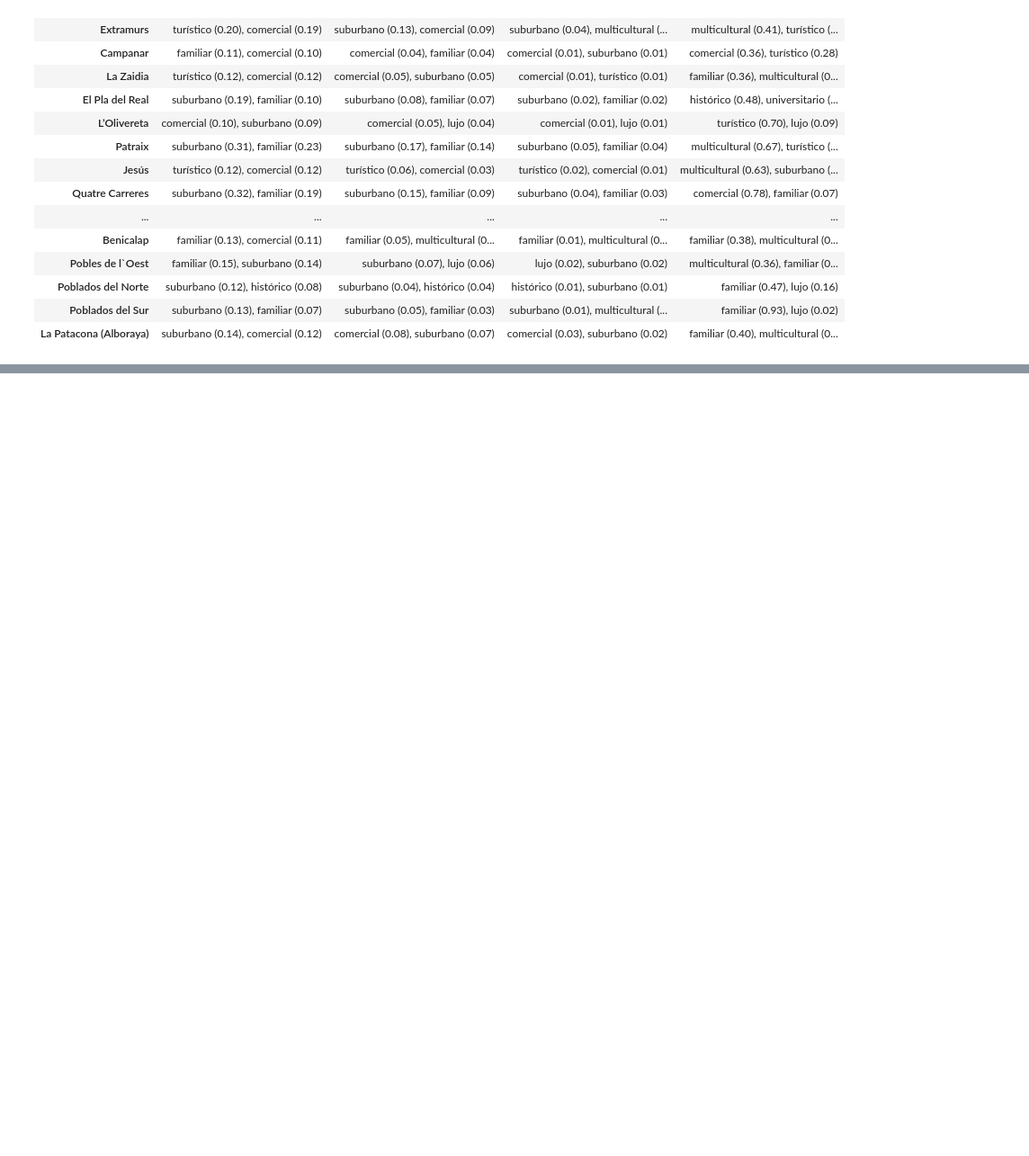
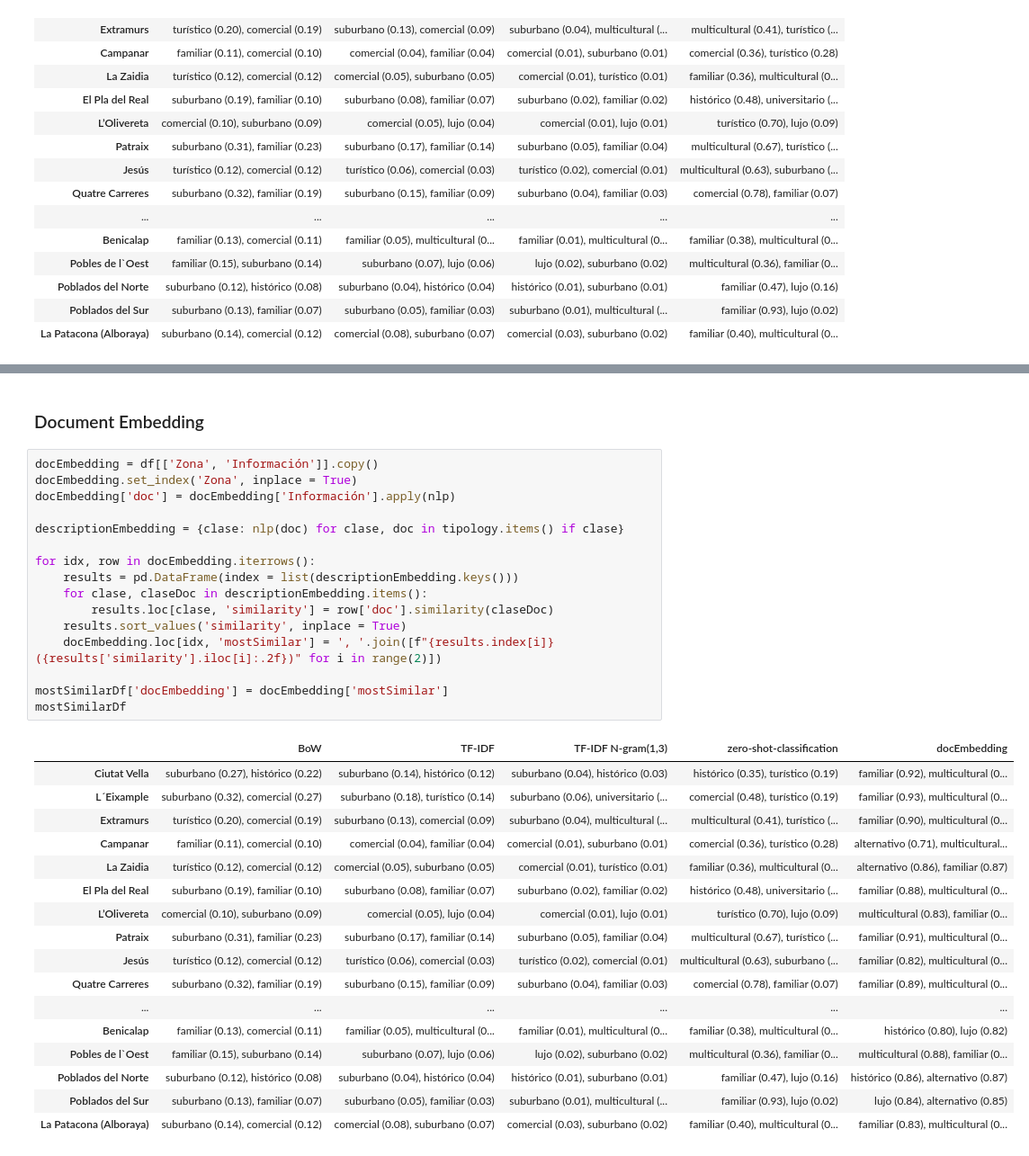
Before and after one commit to esedesam/mcd-nlp-proyecto, a Jupyter notebook: clasificarBarrios.ipynb, the cells around one changed output, grey strips where cells are left out. Shown at 90% size. Saved outputs shown, nothing was run; the diff lists cells and outputs as text; blank space fills up the shorter version.

```diff
--- a/clasificarBarrios.ipynb
+++ b/clasificarBarrios.ipynb
@@ -230,0 +275,36 @@ Using a pipeline without specifying a model name and revision in production is n
+# %% [markdown]
+### Document Embedding
+# %%
+docEmbedding = df[['Zona', 'Información']].copy()
+docEmbedding.set_index('Zona', inplace = True)
+docEmbedding['doc'] = docEmbedding['Información'].apply(nlp)
+
+descriptionEmbedding = {clase: nlp(doc) for clase, doc in tipology.items() if clase}
+
+for idx, row in docEmbedding.iterrows():
+    results = pd.DataFrame(index = list(descriptionEmbedding.keys()))
+    for clase, claseDoc in descriptionEmbedding.items():
+        results.loc[clase, 'similarity'] = row['doc'].similarity(claseDoc)
+    results.sort_values('similarity', inplace = True)
+    docEmbedding.loc[idx, 'mostSimilar'] = ', '.join([f"{results.index[i]} ({results['similarity'].iloc[i]:.2f})" for i in range(2)])
+
+mostSimilarDf['docEmbedding'] = docEmbedding['mostSimilar']
+mostSimilarDf
+# %% [output]
+|  | BoW | TF-IDF | TF-IDF N-gram(1,3) | zero-shot-classification | docEmbedding |
+| Ciutat Vella | suburbano (0.27), histórico (0.22) | suburbano (0.14), histórico (0.12) | suburbano (0.04), histórico (0.03) | histórico (0.35), turístico (0.19) | familiar (0.92), multicultural (0... |
+| L´Eixample | suburbano (0.32), comercial (0.27) | suburbano (0.18), turístico (0.14) | suburbano (0.06), universitario (... | comercial (0.48), turístico (0.19) | familiar (0.93), multicultural (0... |
+| Extramurs | turístico (0.20), comercial (0.19) | suburbano (0.13), comercial (0.09) | suburbano (0.04), multicultural (... | multicultural (0.41), turístico (... | familiar (0.90), multicultural (0... |
+| Campanar | familiar (0.11), comercial (0.10) | comercial (0.04), familiar (0.04) | comercial (0.01), suburbano (0.01) | comercial (0.36), turístico (0.28) | alternativo (0.71), multicultural... |
+| La Zaidia | turístico (0.12), comercial (0.12) | comercial (0.05), suburbano (0.05) | comercial (0.01), turístico (0.01) | familiar (0.36), multicultural (0... | alternativo (0.86), familiar (0.87) |
+| El Pla del Real | suburbano (0.19), familiar (0.10) | suburbano (0.08), familiar (0.07) | suburbano (0.02), familiar (0.02) | histórico (0.48), universitario (... | familiar (0.88), multicultural (0... |
+| L’Olivereta | comercial (0.10), suburbano (0.09) | comercial (0.05), lujo (0.04) | comercial (0.01), lujo (0.01) | turístico (0.70), lujo (0.09) | multicultural (0.83), familiar (0... |
+| Patraix | suburbano (0.31), familiar (0.23) | suburbano (0.17), familiar (0.14) | suburbano (0.05), familiar (0.04) | multicultural (0.67), turístico (... | familiar (0.91), multicultural (0... |
+| Jesús | turístico (0.12), comercial (0.12) | turístico (0.06), comercial (0.03) | turístico (0.02), comercial (0.01) | multicultural (0.63), suburbano (... | familiar (0.82), multicultural (0... |
+| Quatre Carreres | suburbano (0.32), familiar (0.19) | suburbano (0.15), familiar (0.09) | suburbano (0.04), familiar (0.03) | comercial (0.78), familiar (0.07) | familiar (0.89), multicultural (0... |
+| ... | ... | ... | ... | ... | ... |
+| Benicalap | familiar (0.13), comercial (0.11) | familiar (0.05), multicultural (0... | familiar (0.01), multicultural (0... | familiar (0.38), multicultural (0... | histórico (0.80), lujo (0.82) |
+| Pobles de l`Oest | familiar (0.15), suburbano (0.14) | suburbano (0.07), lujo (0.06) | lujo (0.02), suburbano (0.02) | multicultural (0.36), familiar (0... | multicultural (0.88), familiar (0... |
+| Poblados del Norte | suburbano (0.12), histórico (0.08) | suburbano (0.04), histórico (0.04) | histórico (0.01), suburbano (0.01) | familiar (0.47), lujo (0.16) | histórico (0.86), alternativo (0.87) |
+| Poblados del Sur | suburbano (0.13), familiar (0.07) | suburbano (0.05), familiar (0.03) | suburbano (0.01), multicultural (... | familiar (0.93), lujo (0.02) | lujo (0.84), alternativo (0.85) |
+| La Patacona (Alboraya) | suburbano (0.14), comercial (0.12) | comercial (0.08), suburbano (0.07) | comercial (0.03), suburbano (0.02) | familiar (0.40), multicultural (0... | familiar (0.83), multicultural (0... |
```
Also changed, not shown: parts of 4 cells of this notebook.
